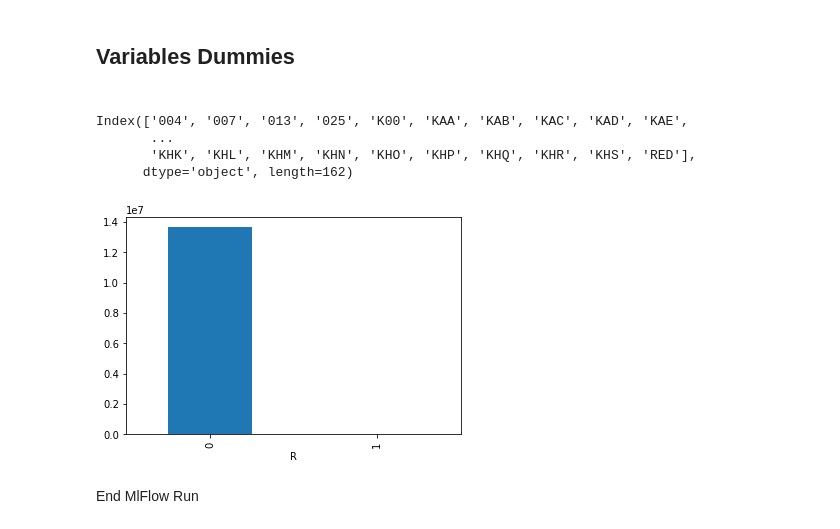
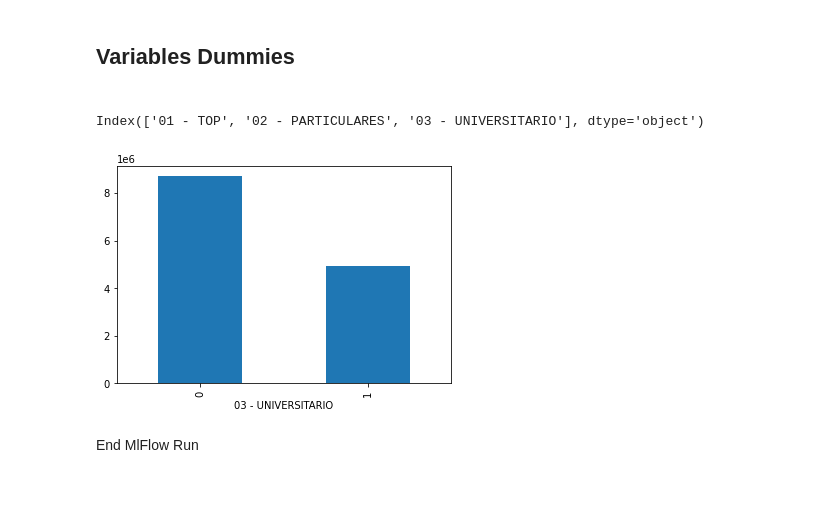
Before and after one commit to jpsoria6/santander-product-recomendation, a Jupyter notebook: main.ipynb, the cells around one changed output. Cells and saved outputs as stored; diff of their text form; code cells hidden in the pictures; blank space fills up the shorter version.

```diff
--- a/main.ipynb
+++ b/main.ipynb
@@ -33,7 +39,7 @@ Index(['fecha_dato', 'ncodpers', 'ind_empleado', 'pais_residencia', 'sexo',
 # %% [markdown]
 <h1>ML Flow Stuff</h1>
 # %%
-expermient_name = 'analisis_univariado'
+expermient_name = 'clustering_test'
 
 dict_values = {
     'mse':0,
@@ -99,12 +114,12 @@ mlflow.log_artifact(img_name)
 # %% [markdown]
 Comment Column
 # %%
-comment = 'Muy sesgado a NO, eliminar'
+comment ='Realizar analisis mas a fondo'
 mlflow.set_tag('Comentario',comment)
 # %% [markdown]
 <h2>Variables Dummies<h2>
 # %%
-column_dummy = 'canal_entrada'
+column_dummy = 'segmento'
 var_dummies = pd.get_dummies(csv_train[column_dummy])
 csv_train = csv_train.drop(columns=[column_dummy])
 
@@ -113,18 +128,15 @@ csv_train[var_dummies.columns] = var_dummies
 mlflow.set_tag('Var dummies',var_dummies.columns)
 print(var_dummies.columns)
 # %% [output]
-Index(['004', '007', '013', '025', 'K00', 'KAA', 'KAB', 'KAC', 'KAD', 'KAE',
-       ...
-       'KHK', 'KHL', 'KHM', 'KHN', 'KHO', 'KHP', 'KHQ', 'KHR', 'KHS', 'RED'],
-      dtype='object', length=162)
+Index(['01 - TOP', '02 - PARTICULARES', '03 - UNIVERSITARIO'], dtype='object')
 # %%
-feature_dummy = 'R'
+feature_dummy = '03 - UNIVERSITARIO'
 img_name = column_dummy + '_' + feature_dummy + '_bar_plot.png'
 fig = var_dummies.groupby(feature_dummy).size().plot(kind='bar').get_figure()
 fig.savefig(img_name)
 mlflow.log_artifact(img_name)
 # %% [output]
-[figure, old version]
+[figure, new version]
 # %% [markdown]
 End MlFlow Run
 # %%
```
Also changed, not shown: parts of 22 cells of this notebook, 34 other files.
